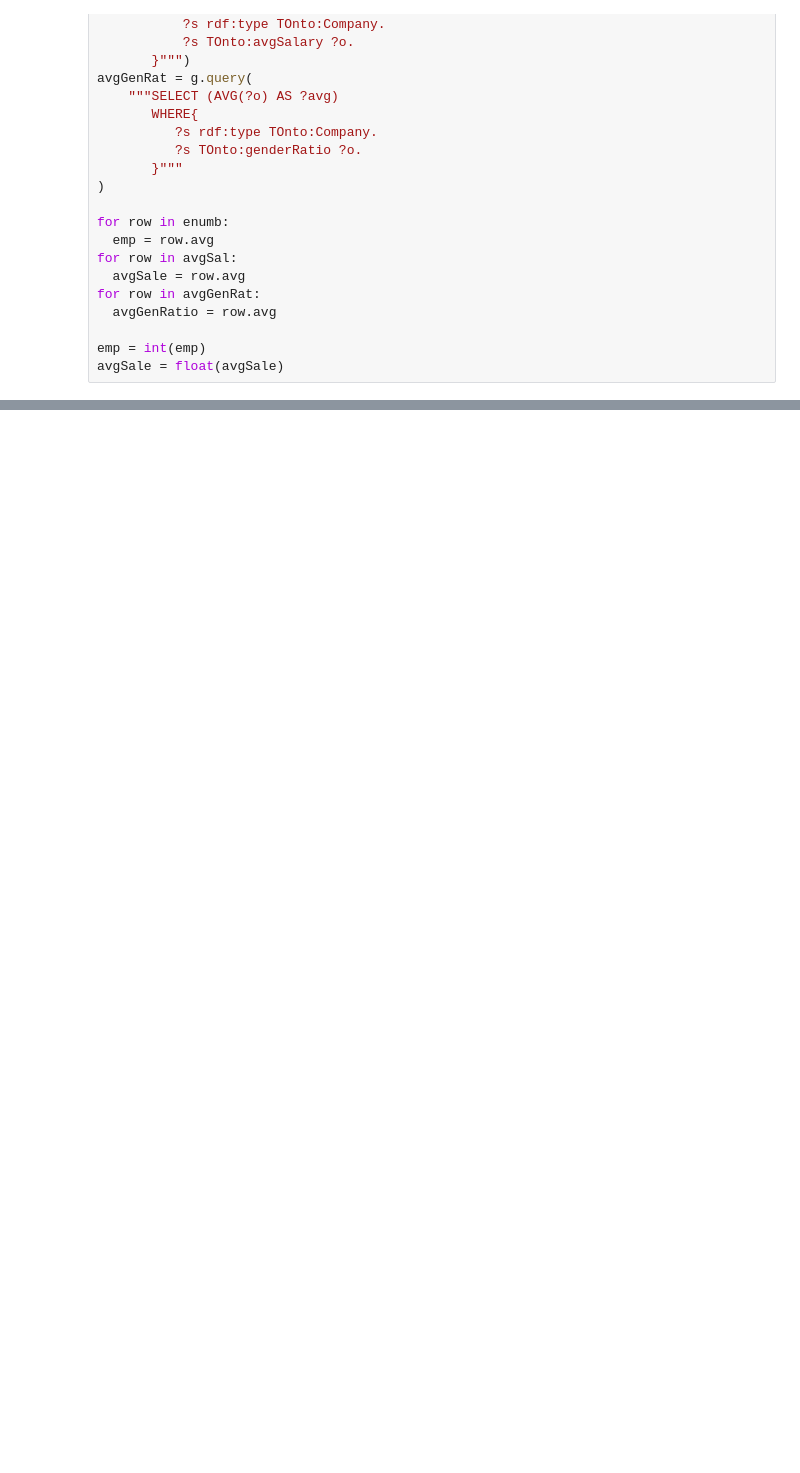
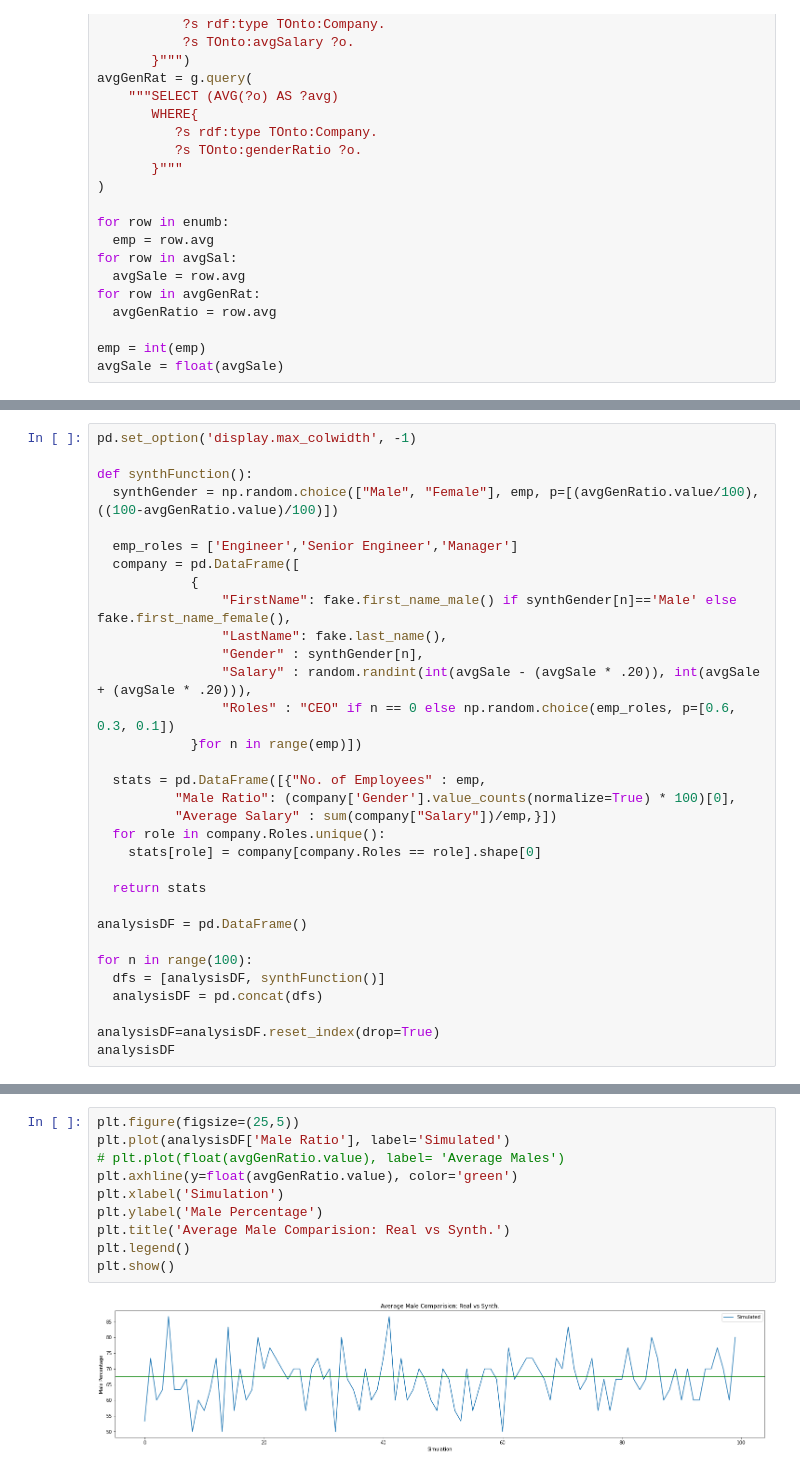
Before and after one commit to maheshmistry/ProgrammT, a Jupyter notebook: Base.ipynb, the cells around one changed output, grey strips where cells are left out. Drawn from its saved outputs; the diff is of its cells as text; blank space fills up the shorter version.

Commit message:
Analysis aspect added

```diff
--- a/Base.ipynb
+++ b/Base.ipynb
@@ -132,0 +116,32 @@ company
+# %%
+pd.set_option('display.max_colwidth', -1)
+
+def synthFunction():
+  synthGender = np.random.choice(["Male", "Female"], emp, p=[(avgGenRatio.value/100), ((100-avgGenRatio.value)/100)])
+
+  emp_roles = ['Engineer','Senior Engineer','Manager']
+  company = pd.DataFrame([
+            {
+                "FirstName": fake.first_name_male() if synthGender[n]=='Male' else fake.first_name_female(),
+                "LastName": fake.last_name(),
+                "Gender" : synthGender[n],
+                "Salary" : random.randint(int(avgSale - (avgSale * .20)), int(avgSale + (avgSale * .20))),
+                "Roles" : "CEO" if n == 0 else np.random.choice(emp_roles, p=[0.6, 0.3, 0.1])
+            }for n in range(emp)])
+
+  stats = pd.DataFrame([{"No. of Employees" : emp,
+          "Male Ratio": (company['Gender'].value_counts(normalize=True) * 100)[0],
+          "Average Salary" : sum(company["Salary"])/emp,}])
+  for role in company.Roles.unique():
+    stats[role] = company[company.Roles == role].shape[0]
+
+  return stats
+
+analysisDF = pd.DataFrame()
+
+for n in range(100):
+  dfs = [analysisDF, synthFunction()]
+  analysisDF = pd.concat(dfs)
+
+analysisDF=analysisDF.reset_index(drop=True)
+analysisDF
@@ -132,0 +162,12 @@ company
+# %%
+plt.figure(figsize=(25,5))
+plt.plot(analysisDF['Male Ratio'], label='Simulated')
+# plt.plot(float(avgGenRatio.value), label= 'Average Males')
+plt.axhline(y=float(avgGenRatio.value), color='green')
+plt.xlabel('Simulation')
+plt.ylabel('Male Percentage')
+plt.title('Average Male Comparision: Real vs Synth.')
+plt.legend()
+plt.show()
+# %% [output]
+[figure, added]
```
Also changed, not shown: parts of 8 cells of this notebook.
